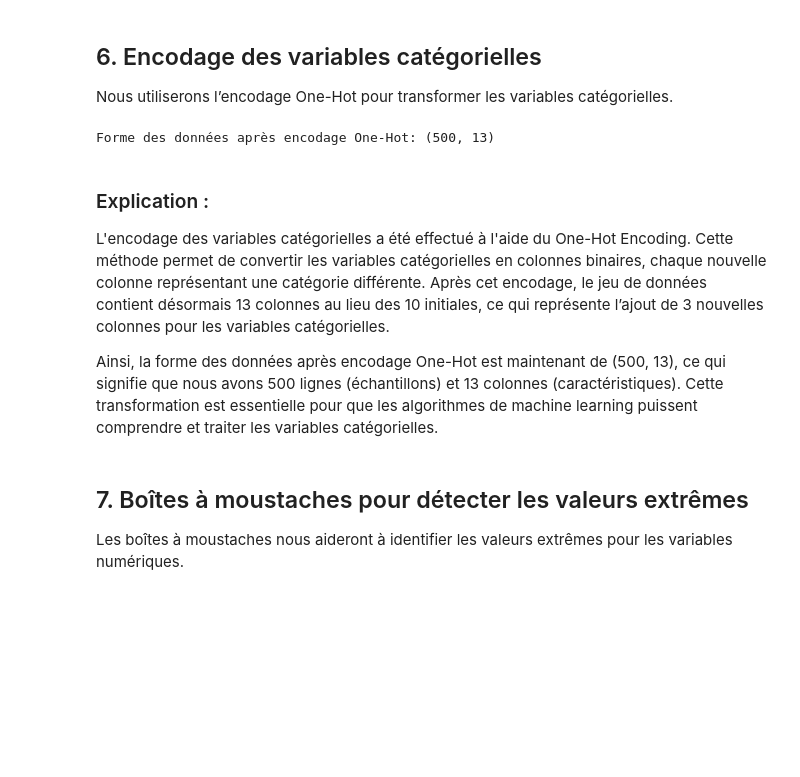
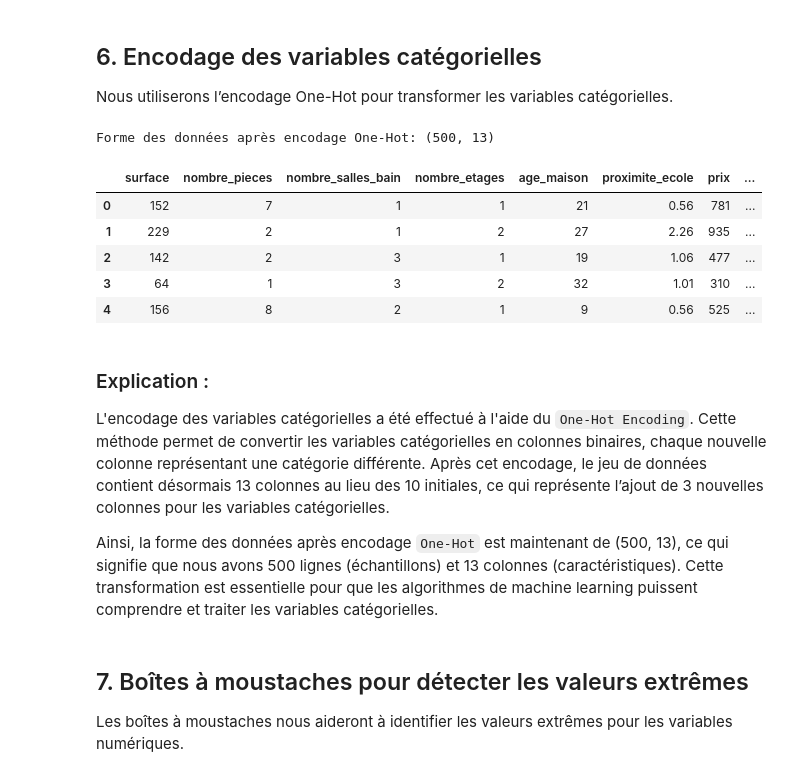
Before and after one commit to emilienbld/Linear_Regression, a Jupyter notebook: prix_maisons.ipynb, the cells around one changed output. Saved outputs shown, nothing was run; the diff lists cells and outputs as text; code cells hidden in the pictures; blank space fills up the shorter version.

Commit message:
Mise en forme

```diff
--- a/prix_maisons.ipynb
+++ b/prix_maisons.ipynb
@@ -169,17 +169,25 @@ Nous utiliserons l’encodage One-Hot pour transformer les variables catégoriel
 # %%
 # Encodage One-Hot pour les variables catégorielles
 data_encoded = pd.get_dummies(data, columns=cat_vars, drop_first=True)
 
 # Vérification de la forme des données après encodage
 print("Forme des données après encodage One-Hot:", data_encoded.shape)
+
+data_encoded.head()
 # %% [output]
 Forme des données après encodage One-Hot: (500, 13)
+|  | surface | nombre_pieces | nombre_salles_bain | nombre_etages | age_maison | proximite_ecole | prix | ... |
+| 0 | 152 | 7 | 1 | 1 | 21 | 0.56 | 781 | ... |
+| 1 | 229 | 2 | 1 | 2 | 27 | 2.26 | 935 | ... |
+| 2 | 142 | 2 | 3 | 1 | 19 | 1.06 | 477 | ... |
+| 3 | 64 | 1 | 3 | 2 | 32 | 1.01 | 310 | ... |
+| 4 | 156 | 8 | 2 | 1 | 9 | 0.56 | 525 | ... |
 # %% [markdown]
 ### Explication :
 
-L'encodage des variables catégorielles a été effectué à l'aide du One-Hot Encoding. Cette méthode permet de convertir les variables catégorielles en colonnes binaires, chaque nouvelle colonne représentant une catégorie différente. Après cet encodage, le jeu de données contient désormais 13 colonnes au lieu des 10 initiales, ce qui représente l’ajout de 3 nouvelles colonnes pour les variables catégorielles.
+L'encodage des variables catégorielles a été effectué à l'aide du `One-Hot Encoding`. Cette méthode permet de convertir les variables catégorielles en colonnes binaires, chaque nouvelle colonne représentant une catégorie différente. Après cet encodage, le jeu de données contient désormais 13 colonnes au lieu des 10 initiales, ce qui représente l’ajout de 3 nouvelles colonnes pour les variables catégorielles.
 
-Ainsi, la forme des données après encodage One-Hot est maintenant de (500, 13), ce qui signifie que nous avons 500 lignes (échantillons) et 13 colonnes (caractéristiques). Cette transformation est essentielle pour que les algorithmes de machine learning puissent comprendre et traiter les variables catégorielles.
+Ainsi, la forme des données après encodage `One-Hot` est maintenant de (500, 13), ce qui signifie que nous avons 500 lignes (échantillons) et 13 colonnes (caractéristiques). Cette transformation est essentielle pour que les algorithmes de machine learning puissent comprendre et traiter les variables catégorielles.
 # %% [markdown]
 ## 7. Boîtes à moustaches pour détecter les valeurs extrêmes
 
```
Also changed, not shown: parts of 4 cells of this notebook.
